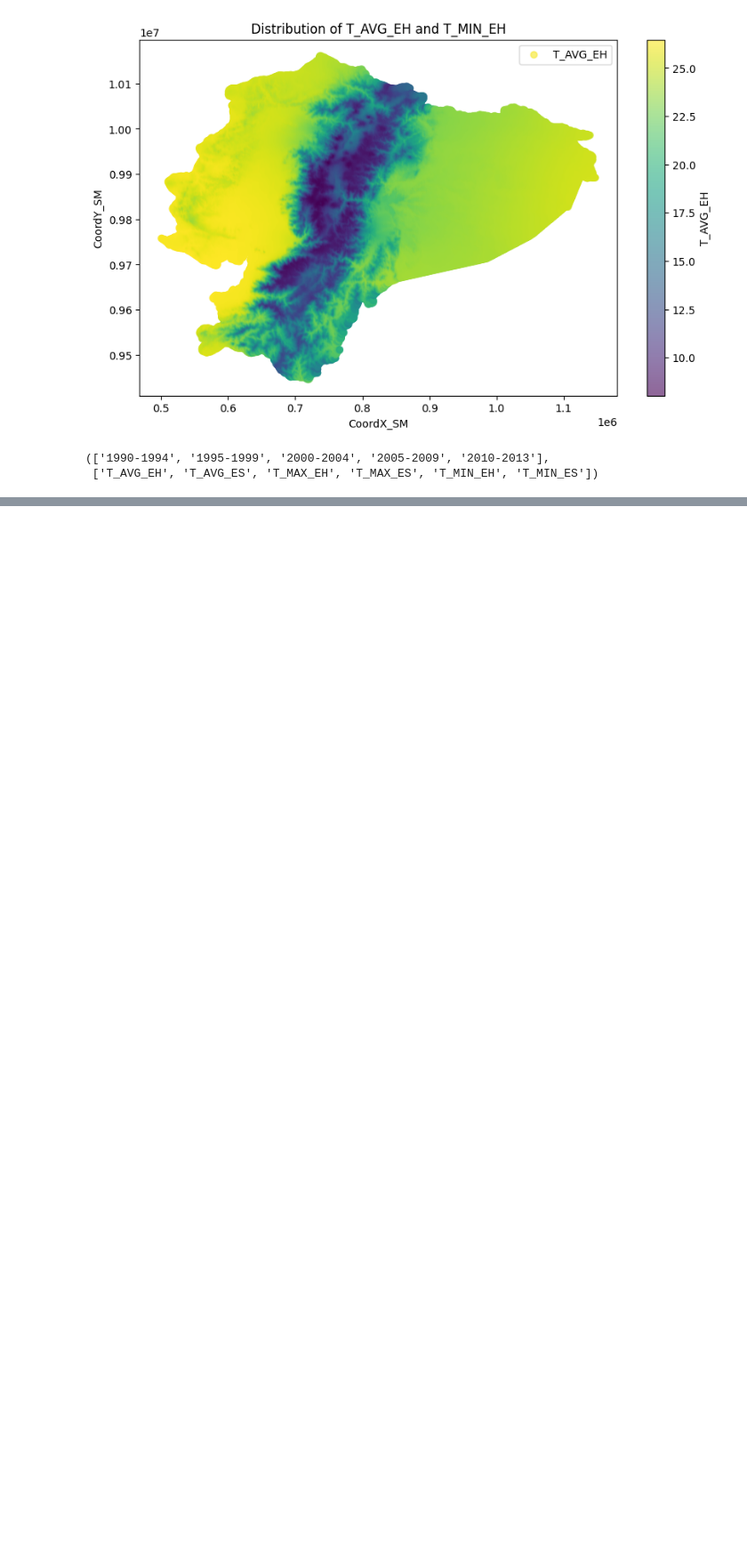
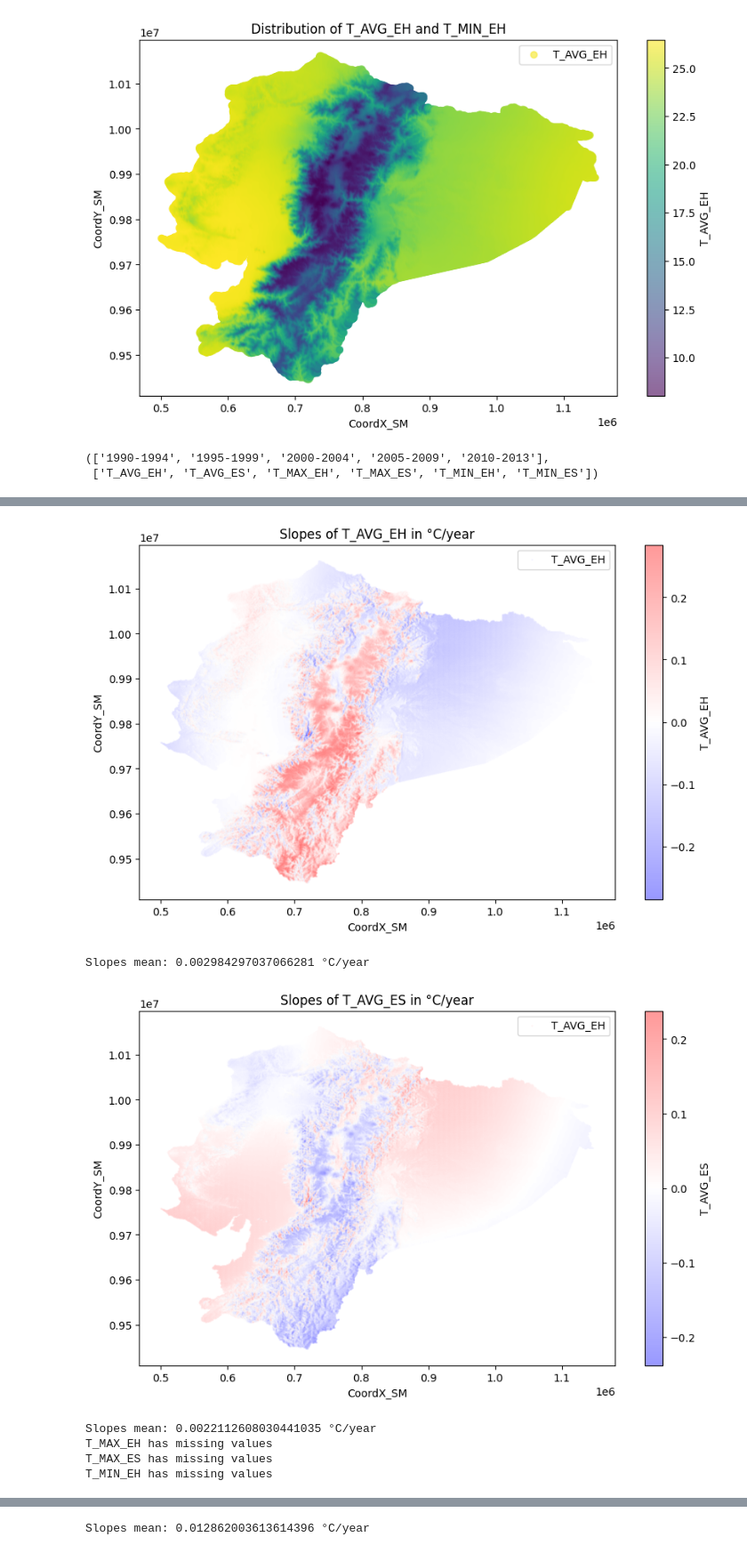
Before and after one commit to tutur90/Weather-Forecast, a Jupyter notebook: Map_forcast.ipynb, the cells around one changed output, grey strips where cells are left out. Shown at 89% size. Drawn from its saved outputs; the diff is of its cells as text; code cells hidden in the pictures; blank space fills up the shorter version.

Commit message:
map forcast

```diff
--- a/Map_forcast.ipynb
+++ b/Map_forcast.ipynb
@@ -108,0 +81,4 @@ Latitude    Longitude
+# %%
+import numpy as np
+years = np.array([int(year[-4:]) for year in date])
+years
@@ -108,0 +145,35 @@ Latitude    Longitude
+# %%
+n_df.sort_index(axis=1, inplace=True)
+n_df.to_csv("data/mapdata_forcast.csv")
+# %%
+for t in T:
+
+    dt = df
+
+
+    if n_df[t].isnull().sum().sum() > 0:
+        print(f'{t} has missing values')
+    else:
+
+        abs_vmax = n_df[(t,'slope')].abs().max()
+
+        plt.figure(figsize=(10, 6))
+
+        plt.scatter(n_df[t].index.get_level_values('Latitude'), n_df[t].index.get_level_values('Longitude'), c=n_df[(t,'slope')], cmap='bwr', label='T_AVG_EH', alpha=0.4, s=0.1, vmin=-abs_vmax, vmax=abs_vmax)
+        plt.colorbar(label=t)
+
+        plt.xlabel('CoordX_SM')
+        plt.ylabel('CoordY_SM')
+        plt.legend()
+        plt.title('Slopes of {} in °C/year'.format(t))
+        plt.show()
+
+        print('Slopes mean:', n_df[(t,'slope')].mean(), '°C/year')
+# %% [output]
+[figure, added]
+Slopes mean: 0.002984297037066281 °C/year
+[figure, added]
+Slopes mean: 0.0022112608030441035 °C/year
+T_MAX_EH has missing values
+T_MAX_ES has missing values
+T_MIN_EH has missing values
@@ -108,0 +181 @@ Latitude    Longitude
+Slopes mean: 0.012862003613614396 °C/year
```
Also changed, not shown: parts of 8 cells of this notebook, 2 other files.
